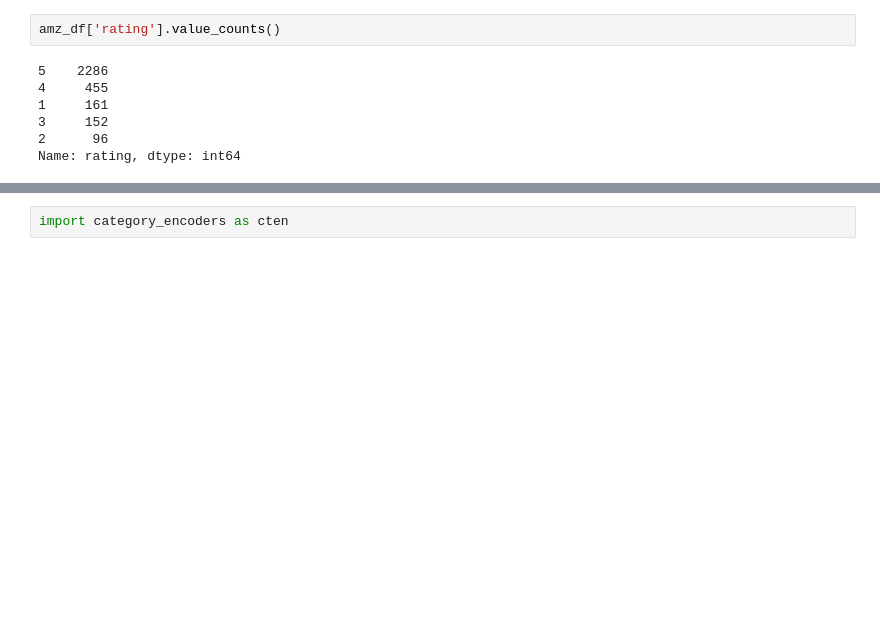
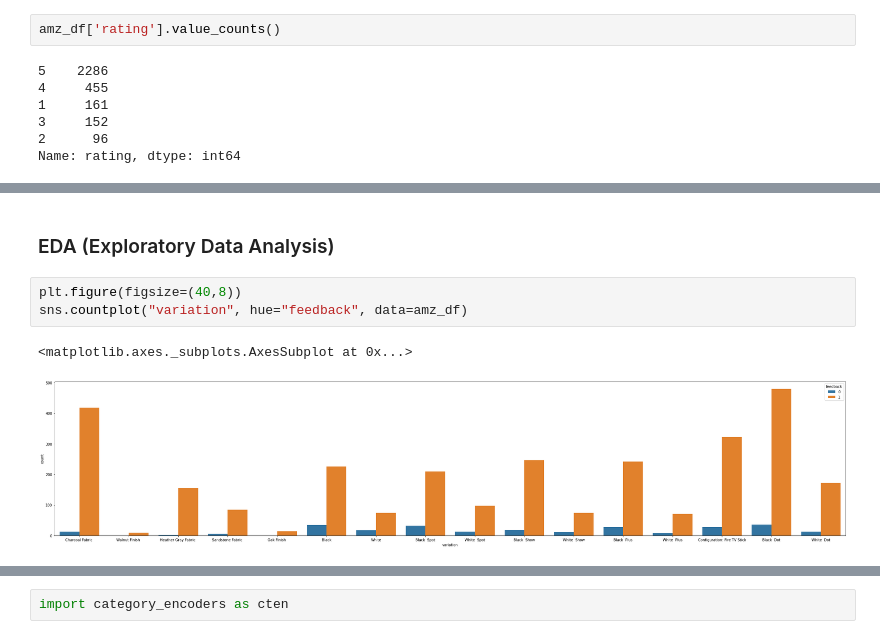
Before and after one commit to robajo12/data301_predictive_analytics_machine_learning, a Jupyter notebook: ml_projects/Project_Capstone.ipynb, the cells around one changed output, grey strips where cells are left out. Cells and saved outputs as stored; diff of their text form; blank space fills up the shorter version.

```diff
--- a/ml_projects/Project_Capstone.ipynb
+++ b/ml_projects/Project_Capstone.ipynb
@@ -181,0 +118,8 @@ amz_df['feedback'].value_counts()
+# %% [markdown]
+### EDA (Exploratory Data Analysis)
+# %%
+plt.figure(figsize=(40,8))
+sns.countplot("variation", hue="feedback", data=amz_df)
+# %% [output]
+<matplotlib.axes._subplots.AxesSubplot at 0x...>
+[figure, added]
```
Also changed, not shown: parts of 24 cells of this notebook.
